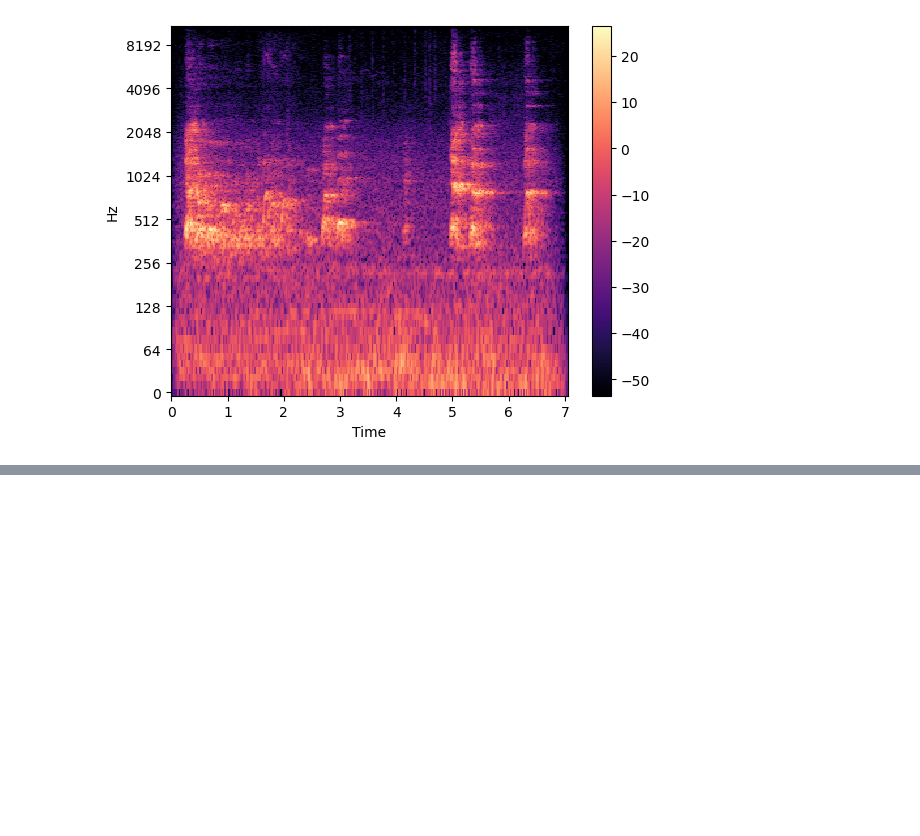
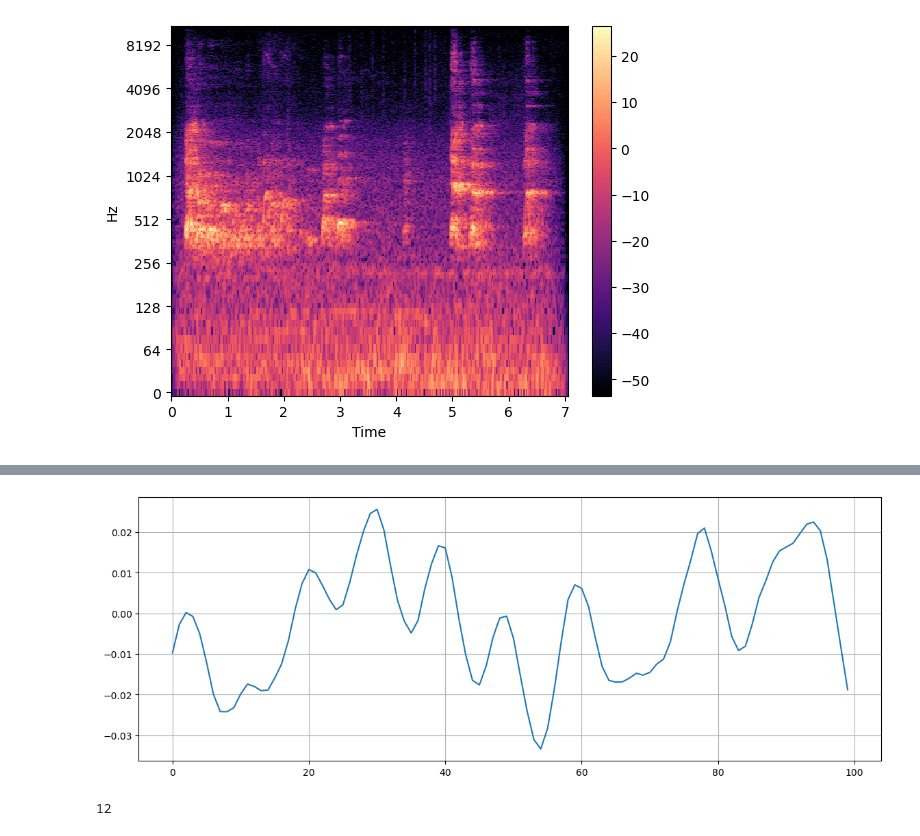
Before and after one commit to miguelcapule/Feature-Extraction-from-Audio, a Jupyter notebook: Feature Extraction from Audio (Miguel Capule).ipynb, the cells around one changed output, grey strips where cells are left out. Drawn from its saved outputs; the diff is of its cells as text; code cells hidden in the pictures; blank space fills up the shorter version.

```diff
--- a/Feature Extraction from Audio (Miguel Capule).ipynb
+++ b/Feature Extraction from Audio (Miguel Capule).ipynb
@@ -54,0 +69,15 @@ ipd.Audio(x, rate=sr) # load a NumPy array
+# %%
+# Zooming in
+n0 = 9000
+n1 = 9100
+
+plt.figure(figsize=(14, 5))
+plt.plot(x[n0:n1])
+plt.grid()
+# %% [output]
+[figure, added]
+# %%
+zero_crossings = librosa.zero_crossings(x[n0:n1], pad=False)
+print(sum(zero_crossings)) # 6, via vertical lines
+# %% [output]
+12
```
Also changed, not shown: parts of 3 cells of this notebook.
